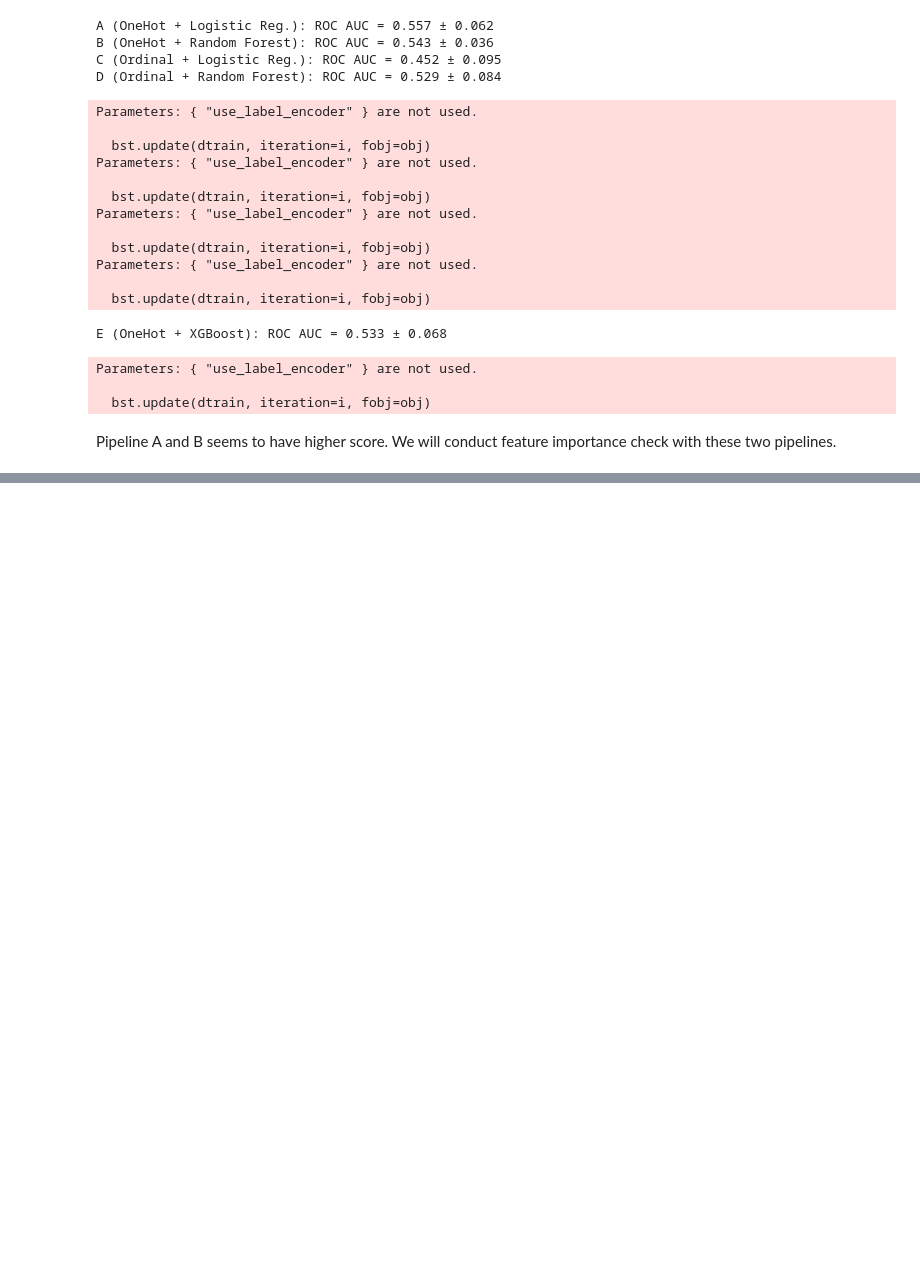
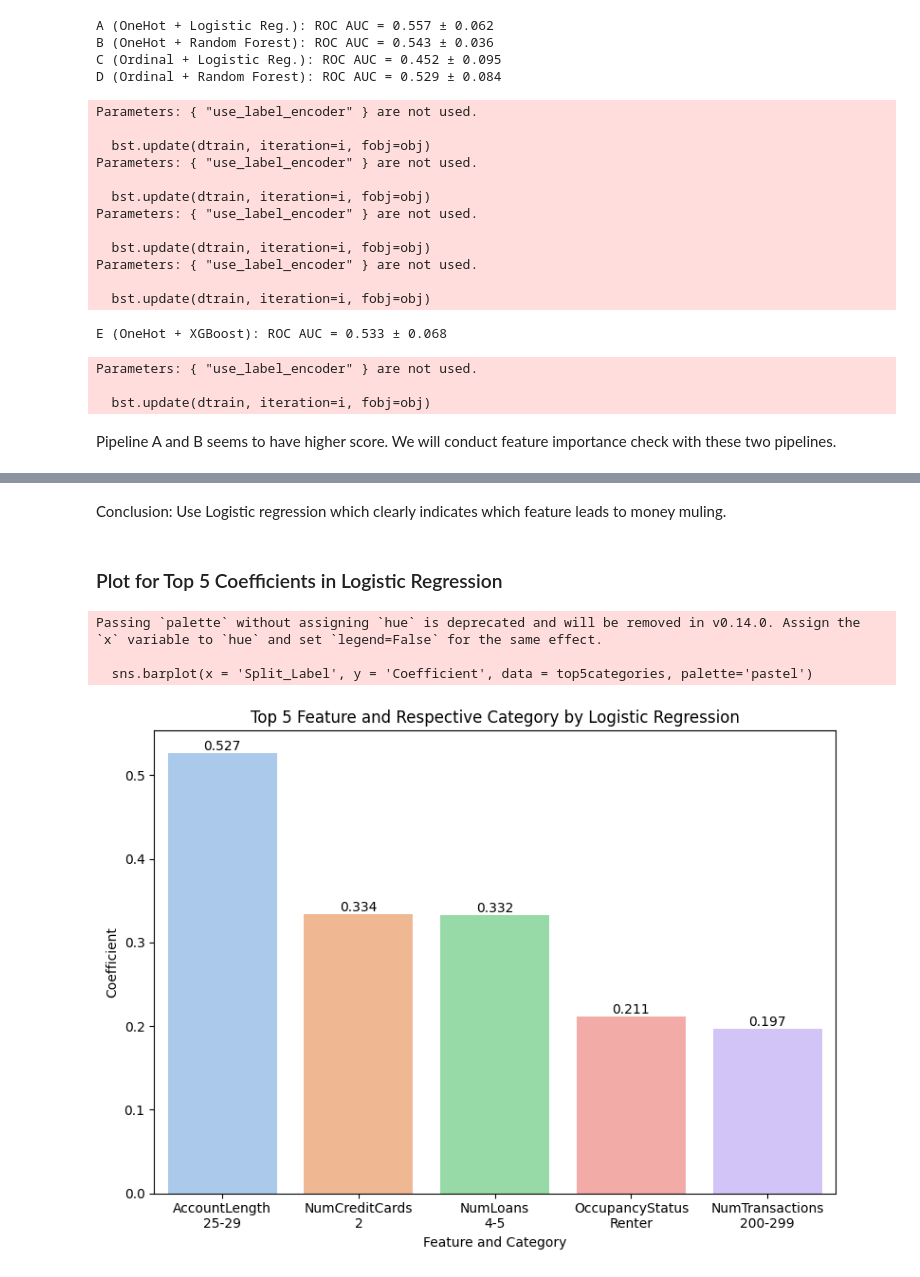
Before and after one commit to valooi/experianlivechallenge, a Jupyter notebook: feature_importances.ipynb, the cells around one changed output, grey strips where cells are left out. Saved outputs shown, nothing was run; the diff lists cells and outputs as text; code cells hidden in the pictures; blank space fills up the shorter version.

Commit message:
Completed Feature Importances Check

```diff
--- a/feature_importances.ipynb
+++ b/feature_importances.ipynb
@@ -185,5 +185,12 @@ We will conduct feature importance check with these two pipelines.
 #Pipeline A
 pipeA.fit(X, y)
 
+#extract column name
 ohe = pipeA.named_steps['preprocess']
-feature_names =
+feature_names = ohe.get_feature_names_out(input_features = X.columns)
+
+#extract logistic regression coefficients
+coefficients = pipeA.named_steps['lreg'].coef_[0]
+
+importancesA = pd.DataFrame({'Feature_Category': feature_names,
+                             'Coefficient': coefficients}).sort_values(by = 'Coefficient', ascending=False).reset_index(drop = True)
@@ -189,0 +242,35 @@ feature_names =
+# %% [markdown]
+Conclusion: Use Logistic regression which clearly indicates which feature leads to money muling.
+# %% [markdown]
+### Plot for Top 5 Coefficients in Logistic Regression
+# %%
+top5categories = importancesA.reindex(importancesA['Coefficient'].sort_values(ascending=False).index).head(5)
+top5categories['Feature_Category'] = top5categories['Feature_Category'].str.replace('cat__', '', regex=False)
+
+# Split labels at the first underscore and join with newline
+def split_label(label):
+    parts = label.split('_', 1)  # split only on first underscore
+    if len(parts) == 2:
+        return parts[0] + '\n' + parts[1]
+    else:
+        return label
+
+top5categories['Split_Label'] = top5categories['Feature_Category'].apply(split_label)
+
+plt.figure(figsize=(8,6))
+sns.barplot(x = 'Split_Label', y = 'Coefficient', data = top5categories, palette='pastel')
+
+plt.title('Top 5 Feature and Respective Category by Logistic Regression')
+plt.xlabel('Feature and Category')
+plt.ylabel('Coefficient')
+
+for i, coef in enumerate(top5categories['Coefficient']):
+    plt.text(i, coef, f'{coef:.3f}', ha = 'center', va = 'bottom', fontsize = 10)
+
+plt.tight_layout()
+plt.show()
+# %% [output]
+Passing `palette` without assigning `hue` is deprecated and will be removed in v0.14.0. Assign the `x` variable to `hue` and set `legend=False` for the same effect.
+
+  sns.barplot(x = 'Split_Label', y = 'Coefficient', data = top5categories, palette='pastel')
+[figure, added]
```
Also changed, not shown: parts of 3 cells of this notebook.
